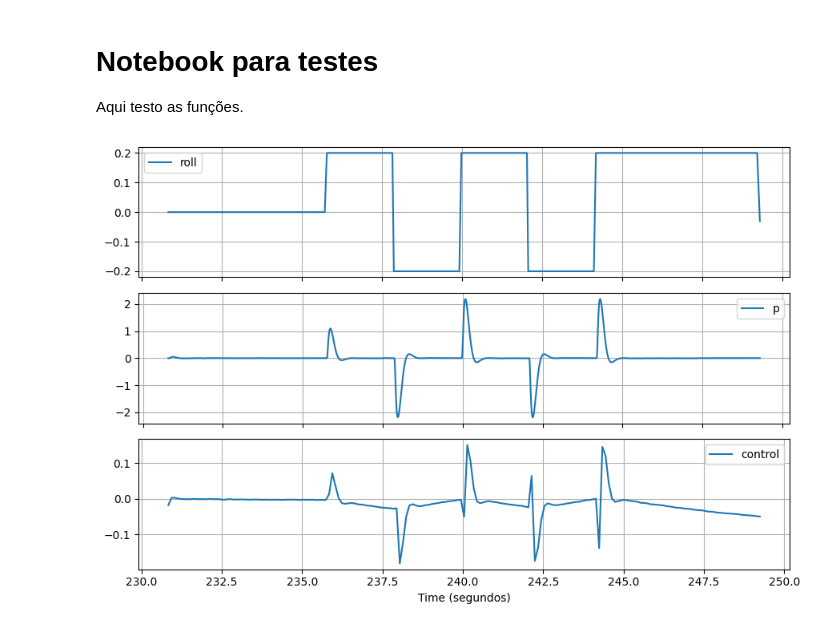
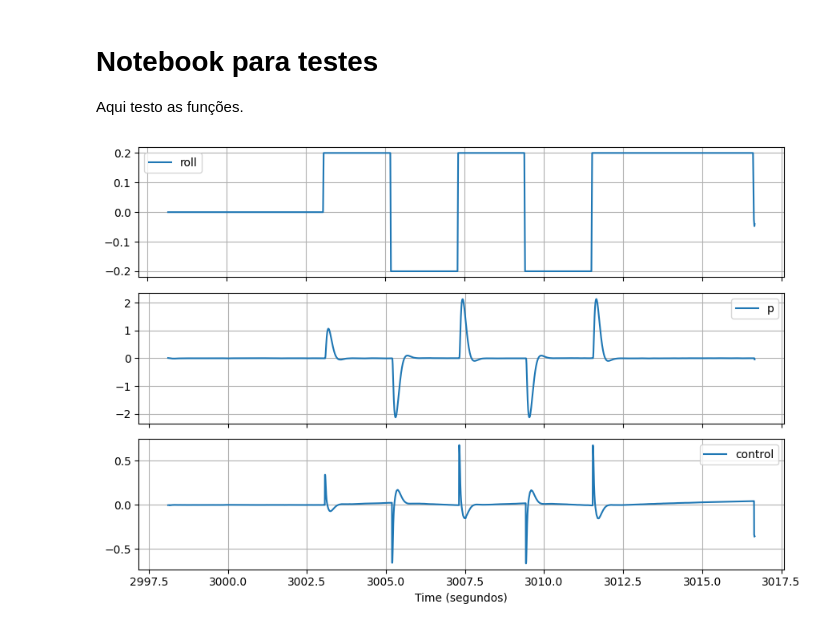
Before and after one commit to dferruzzo/mavdsk-python, a Jupyter notebook: testes.ipynb, the cells around one changed output. Cells and saved outputs as stored; diff of their text form; code cells hidden in the pictures.

Commit message:
coletar data novamente a maior taxa Feito.

```diff
--- a/testes.ipynb
+++ b/testes.ipynb
@@ -4,6 +4,7 @@ Aqui testo as funções.
 # %%
 import myfunctions as my
 # %%
-t_roll, roll, t_p, p, t_cont, cont = my.get_euler_taxa(file_path = 'ulogs/log_13_2024-9-16-08-21-12.ulg', angle='roll', taxa='p', sinal=[1,-1,-1,1])
+file_path = 'ulogs/log_30_2024-9-17-10-32-27.ulg'
+t_roll, roll, t_p, p, t_cont, cont = my.get_euler_taxa(file_path = file_path, angle='roll', taxa='p', sinal=[-1,1,1,-1])
 # %% [output]
-[figure, old version]
+[figure, new version]
```
Also changed, not shown: 3 other files.
